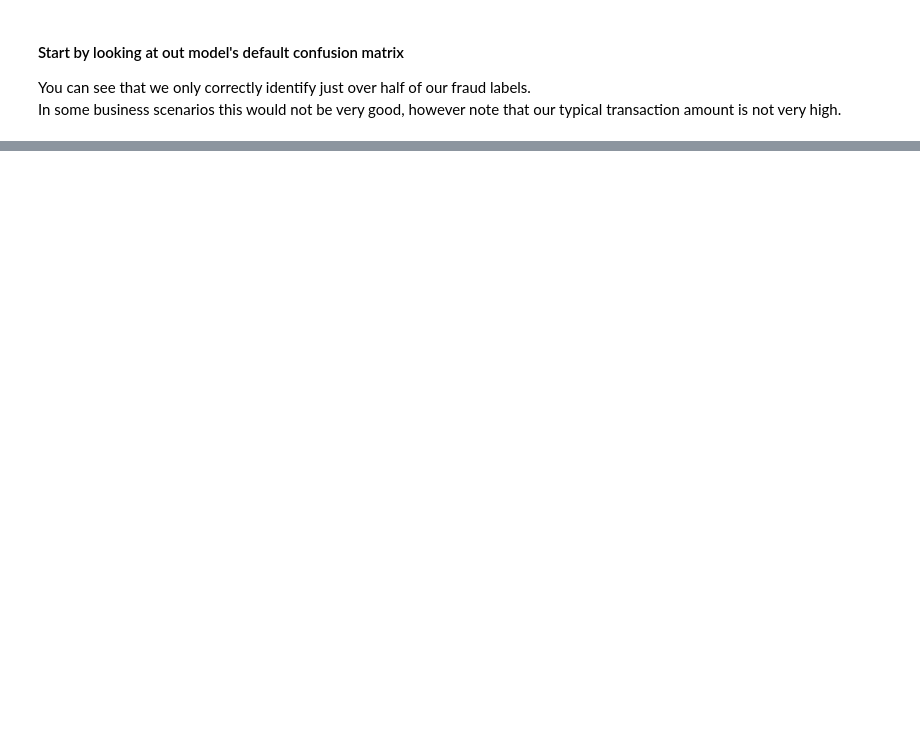
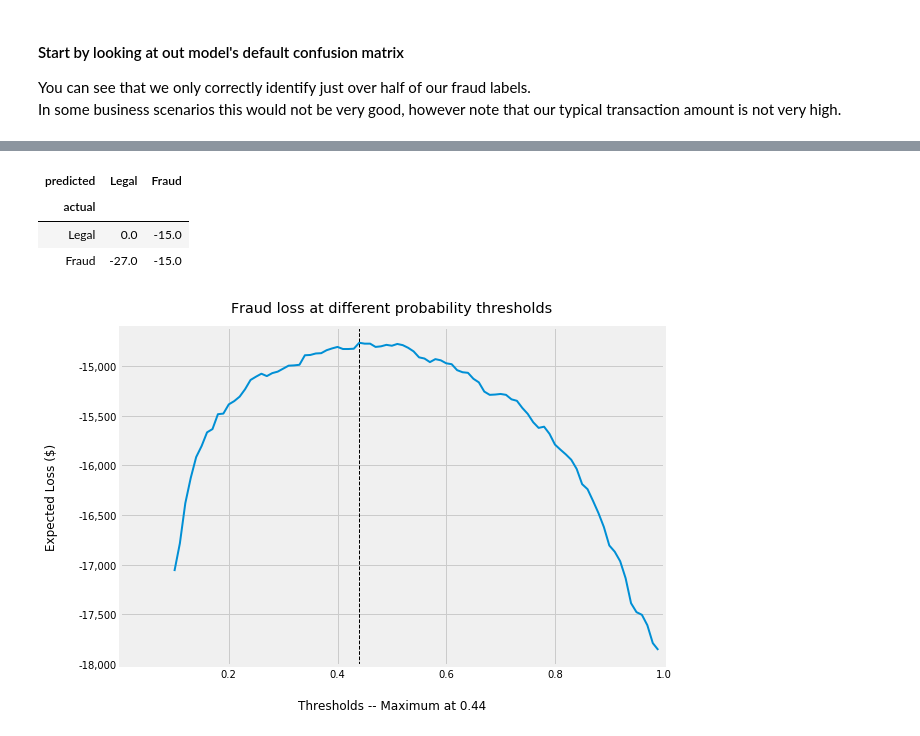
Before and after one commit to isaac-campbell-smith/BernoulliTrials_and_Tribulations, a Jupyter notebook: notebooks/Cost_Benefit_Analysis.ipynb, the cells around one changed output, grey strips where cells are left out. Saved outputs shown, nothing was run; the diff lists cells and outputs as text; code cells hidden in the pictures; blank space fills up the shorter version.

```diff
--- a/notebooks/Cost_Benefit_Analysis.ipynb
+++ b/notebooks/Cost_Benefit_Analysis.ipynb
@@ -43,0 +46,40 @@ In some business scenarios this would not be very good, however note that our ty
+# %%
+cb_matrix = pd.DataFrame(data=[[0, -15.0], [-27.00, -15.0]],
+                         index=['Legal', 'Fraud'], columns=['Legal', 'Fraud'])
+cb_matrix.index.name = 'actual'
+cb_matrix.columns.name = 'predicted'
+cb_matrix
+# %% [output]
+| predicted | Legal | Fraud |
+| actual |  |  |
+| Legal | 0.0 | -15.0 |
+| Fraud | -27.0 | -15.0 |
+# %%
+def calculate_payout(cb, y_true, probabilities, threshold):
+    preds = (probabilities > threshold).astype(int)
+    confusion_matrix = metrics.confusion_matrix(y_true, preds)
+    payout = (cb * confusion_matrix).values.sum()
+    return payout
+# %%
+def plot_moving_threshold(thresholds, cb_matrix):
+    profits = []
+    for threshold in thresholds:
+        profits.append(calculate_payout(cb_matrix, y_test, preds_proba, threshold))
+    max_profit = thresholds[np.argmax(profits)]
+
+    fig, ax = plt.subplots(figsize=(9,6))
+    ax.axvline(max_profit, linewidth=1, linestyle='--', color='k')
+    ax.plot(thresholds, profits, linewidth=2)
+    ax.yaxis.set_major_formatter(mlp.ticker.StrMethodFormatter('{x:,.0f}'))
+    ax.set_xlim([0,1])
+    ax.axes.xaxis.set_ticklabels(['',0.2,0.4,0.6,0.8,1.0])
+    ax.set_xlabel(f'Thresholds -- Maximum at {round(max_profit, 3)}', labelpad=20)
+    ax.set_ylabel('Expected Loss ($)', labelpad=20)
+    ax.set_title('Fraud loss at different probability thresholds', pad=15)
+    plt.tight_layout()
+# %%
+thresholds = np.arange(0.1, 1.0, 0.01)
+plot_moving_threshold(thresholds, cb_matrix)
+#plt.savefig('../visuals/default_profitcurve.png')
+# %% [output]
+[figure, added]
```
Also changed, not shown: parts of 23 cells of this notebook, 6 other files.
